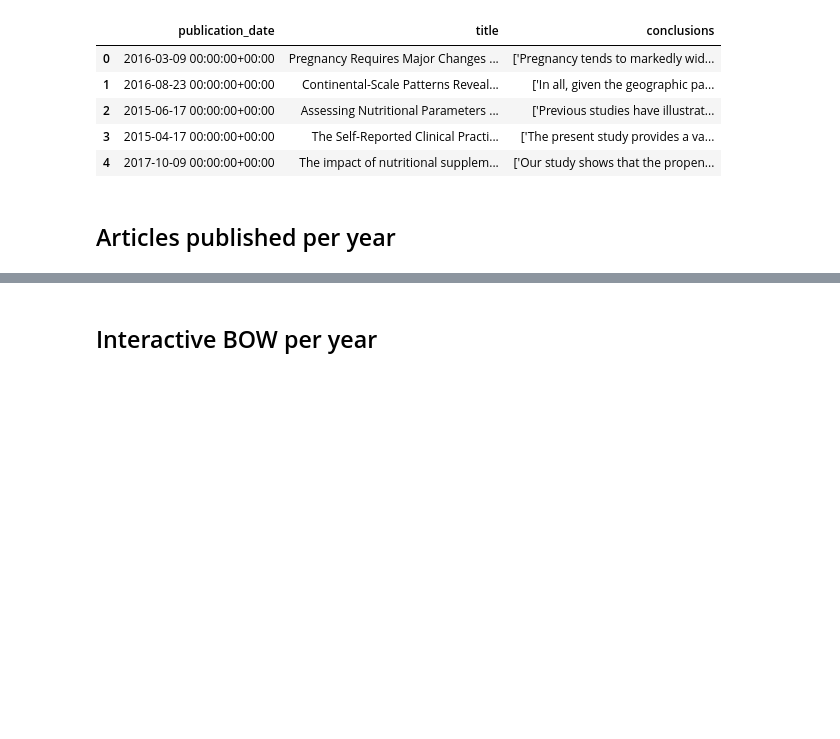
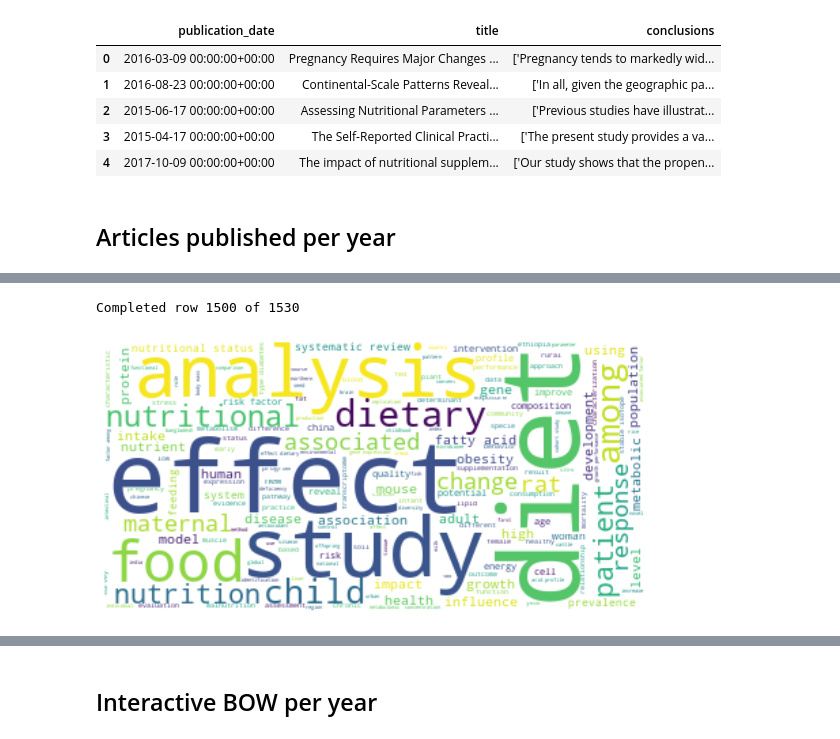
Before and after one commit to jacqpool/academic_consensus, a Jupyter notebook: notebooks/2_exploratory_analysis.ipynb, the cells around one changed output, grey strips where cells are left out. Saved outputs shown, nothing was run; the diff lists cells and outputs as text; code cells hidden in the pictures; blank space fills up the shorter version.

```diff
--- a/notebooks/2_exploratory_analysis.ipynb
+++ b/notebooks/2_exploratory_analysis.ipynb
@@ -170,16 +175,26 @@ Text(0.5, 1.0, 'Bag of Words for article Titles with keyword "nutrition, diet" w
 # %%
-# Create one continuous string of words to use 'wordcloud'
-tokens_all_str = ''
-for word in tokens_all:
-    tokens_all_str += ' ' + word
+def bow_cloud(df, col, num_words=30, show_progress=False):
+    '''
+    Plot word cloud of Bag Of Words for DataFrame feature.
+    df -> DataFrame
+    col -> Feature
+    num_words -> Number of words to display in figure
+    show_progress -> Show progress of tokenisation
+    '''
 
-# add redundant stopwords
-stopwords_bow = set(STOPWORDS)
-stopwords_bow.update(['effect', 'study'])
-wordcloud = WordCloud(background_color='white', stopwords=stopwords_bow).generate(tokens_all_str)
+    # Create tokens from df
+    tokens_all = tokenise(df, col, show_progress)
 
-# Display the generated image
-plt.figure(figsize=(15,5))
-plt.imshow(wordcloud, interpolation='bilinear')
-plt.axis('off')
-plt.show()
+    # Create one continuous string of words to use 'wordcloud'
+    tokens_all_str = ''
+    for word in tokens_all:
+        tokens_all_str += ' ' + word
+    # add redundant stopwords
+    stopwords_bow = set(STOPWORDS)
+    #stopwords_bow.update(['effect', 'study'])
+    wordcloud = WordCloud(background_color='white', stopwords=stopwords_bow).generate(tokens_all_str)
+    # Display the generated image
+    plt.figure(figsize=(20,5))
+    plt.imshow(wordcloud, interpolation='bilinear')
+    plt.axis('off')
+    plt.show()
@@ -251,0 +213,5 @@ plt.show()
+# %%
+bow_cloud(corpus, 'title', show_progress=True)
+# %% [output]
+Completed row 1500 of 1530
+[figure, added]
```
Also changed, not shown: parts of 48 cells of this notebook, 5 other files.
